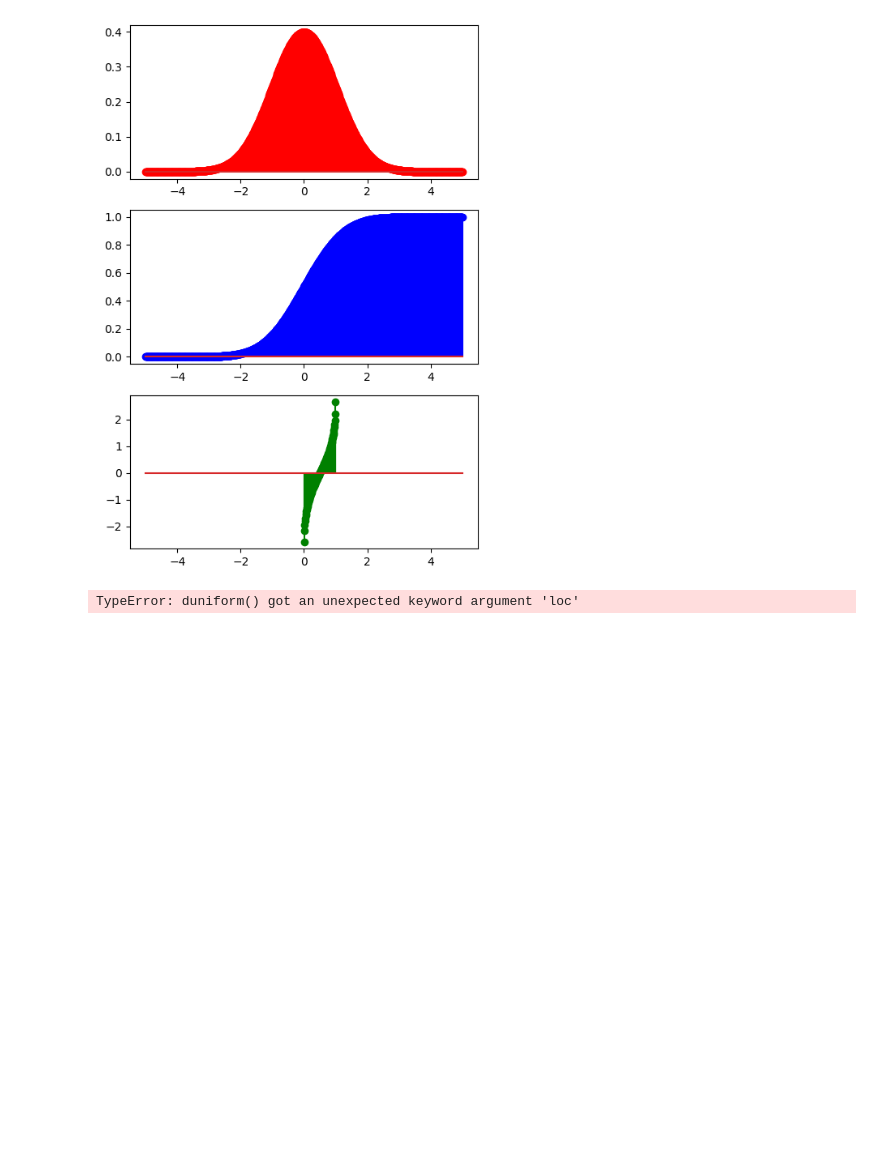
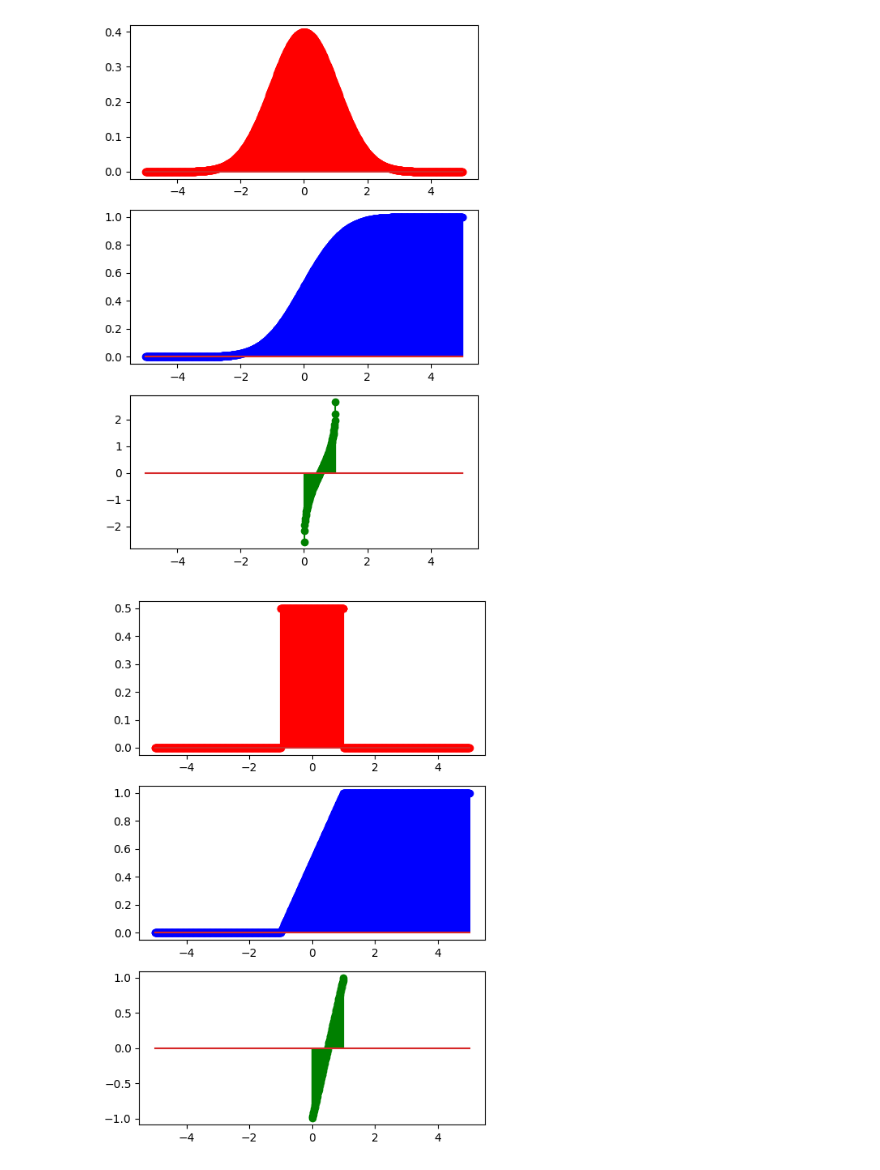
Before and after one commit to 4GeeksAcademy/probability-distribution-exercises-project-with-python_VG, a Jupyter notebook: notebook/problems.es.ipynb, the cells around one changed output. Drawn from its saved outputs; the diff is of its cells as text; code cells hidden in the pictures; blank space fills up the shorter version.

Commit message:
Actualización uniforme

```diff
--- a/notebook/problems.es.ipynb
+++ b/notebook/problems.es.ipynb
@@ -159,7 +159,7 @@ def duniform(datos, inf, ancho):
     """
     Calcula la estimación puntual de la distribución Uniforme.
     """
-    result = uniform.pdf(datos, loc = inf, scale = ancho)
+    result = uniform.pdf(datos, inf, ancho)
 
     return result
 
@@ -167,7 +167,7 @@ def puniform(datos, inf, ancho):
     """
     Calcula el acumulado de la distribución uniforme.
     """
-    result = uniform.cdf(datos, loc = inf, scale = ancho)
+    result = uniform.cdf(datos, inf, ancho)
 
     return result
 
@@ -175,7 +175,7 @@ def quniform(datos, inf, ancho):
     """
     Calcula la función cuantil a partir de la distribución uniforme.
     """
-    result = uniform.ppf(datos, loc = inf, scale = ancho)
+    result = uniform.ppf(datos, inf, ancho)
 
     return result
 
@@ -183,33 +183,33 @@ def runiform(datos, inf, ancho):
     """
     Genera variables aleatorias a partir de la distribución uniforme.
     """
-    result = uniform.rvs(datos, loc = inf, scale = ancho)
+    result = uniform.rvs(datos, inf, ancho)
 
     return result
 # %%
 import matplotlib.pyplot as plt
 
 np.random.seed(42)
 
 inf = -1
 ancho = 2
 #data = rnorm(2000, mu=mu, sigma=sigma)
 data = np.linspace(-5, 5, 1000)
 
-pmf = duniform(data, loc = inf, scale = ancho)
-cdf = puniform(data, loc = inf, scale = ancho)
-ppf = quniform(data, loc = inf, scale = ancho)
+pmf = duniform(data, inf, ancho)
+cdf = puniform(data, inf, ancho)
+ppf = quniform(data, inf, ancho)
 
 fig, axis = plt.subplots(3, 1, figsize = (5, 7))
 
 axis[0].stem(data, pmf, "r-")
 axis[1].stem(data, cdf, "b-")
 axis[2].stem(data, ppf, "g-")
 
 # Adjust the layout
 plt.tight_layout()
 
 # Show the plot
 plt.show()
 # %% [output]
-TypeError: duniform() got an unexpected keyword argument 'loc'
+[figure, added]
```
